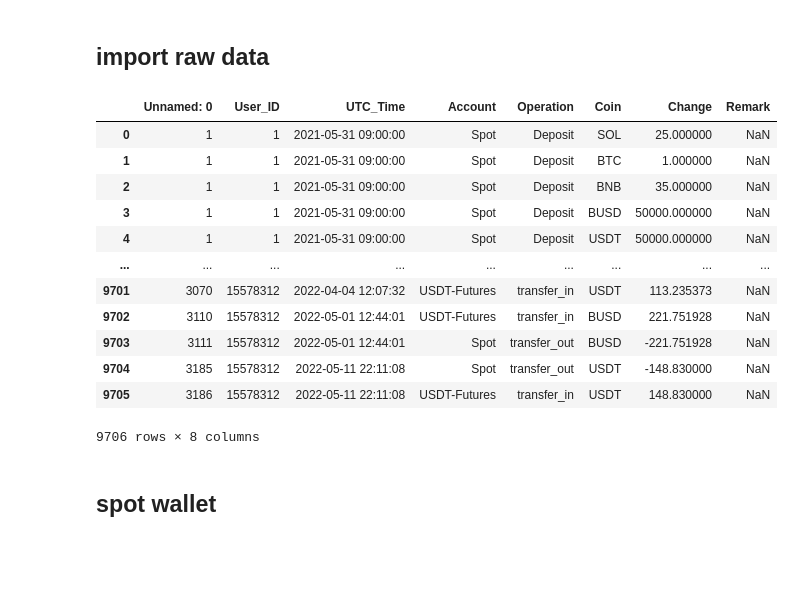
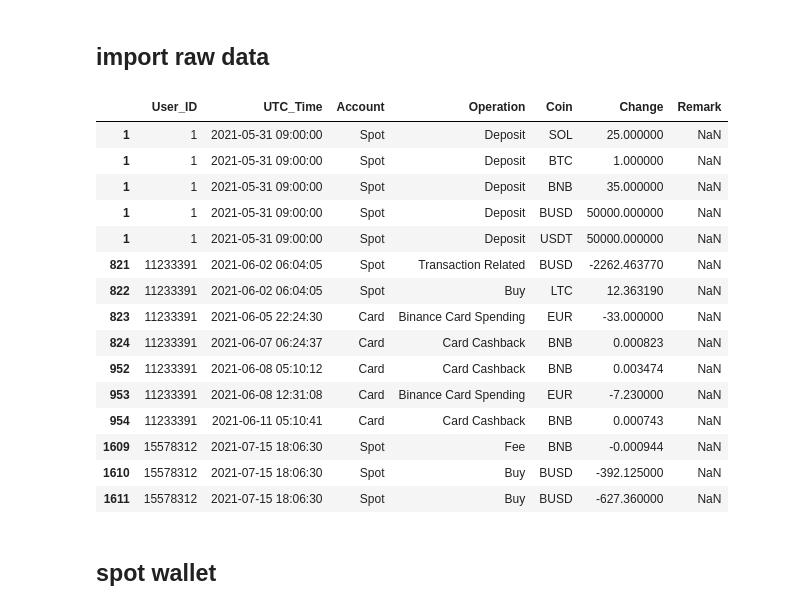
Before and after one commit to ferseguias/binance_dashboard, a Jupyter notebook: notebooks/wallet_spot.ipynb, the cells around one changed output. Saved outputs shown, nothing was run; the diff lists cells and outputs as text; code cells hidden in the pictures; blank space fills up the shorter version.

```diff
--- a/notebooks/wallet_spot.ipynb
+++ b/notebooks/wallet_spot.ipynb
@@ -7,22 +9,25 @@ plt.style.use('ggplot')
 # %% [markdown]
 ## import raw data
 # %%
-df = pd.read_excel('../database/export_binance/df_new.xlsx')
-df
+df = pd.read_excel('../database/export_binance/df_new.xlsx', index_col=0)
+df.head(15)
 # %% [output]
-|  | Unnamed: 0 | User_ID | UTC_Time | Account | Operation | Coin | Change | Remark |
-| 0 | 1 | 1 | 2021-05-31 09:00:00 | Spot | Deposit | SOL | 25.000000 | NaN |
-| 1 | 1 | 1 | 2021-05-31 09:00:00 | Spot | Deposit | BTC | 1.000000 | NaN |
-| 2 | 1 | 1 | 2021-05-31 09:00:00 | Spot | Deposit | BNB | 35.000000 | NaN |
-| 3 | 1 | 1 | 2021-05-31 09:00:00 | Spot | Deposit | BUSD | 50000.000000 | NaN |
-| 4 | 1 | 1 | 2021-05-31 09:00:00 | Spot | Deposit | USDT | 50000.000000 | NaN |
-| ... | ... | ... | ... | ... | ... | ... | ... | ... |
-| 9701 | 3070 | 15578312 | 2022-04-04 12:07:32 | USDT-Futures | transfer_in | USDT | 113.235373 | NaN |
-| 9702 | 3110 | 15578312 | 2022-05-01 12:44:01 | USDT-Futures | transfer_in | BUSD | 221.751928 | NaN |
-| 9703 | 3111 | 15578312 | 2022-05-01 12:44:01 | Spot | transfer_out | BUSD | -221.751928 | NaN |
-| 9704 | 3185 | 15578312 | 2022-05-11 22:11:08 | Spot | transfer_out | USDT | -148.830000 | NaN |
-| 9705 | 3186 | 15578312 | 2022-05-11 22:11:08 | USDT-Futures | transfer_in | USDT | 148.830000 | NaN |
+|  | User_ID | UTC_Time | Account | Operation | Coin | Change | Remark |
+| 1 | 1 | 2021-05-31 09:00:00 | Spot | Deposit | SOL | 25.000000 | NaN |
+| 1 | 1 | 2021-05-31 09:00:00 | Spot | Deposit | BTC | 1.000000 | NaN |
+| 1 | 1 | 2021-05-31 09:00:00 | Spot | Deposit | BNB | 35.000000 | NaN |
+| 1 | 1 | 2021-05-31 09:00:00 | Spot | Deposit | BUSD | 50000.000000 | NaN |
+| 1 | 1 | 2021-05-31 09:00:00 | Spot | Deposit | USDT | 50000.000000 | NaN |
+| 821 | 11233391 | 2021-06-02 06:04:05 | Spot | Transaction Related | BUSD | -2262.463770 | NaN |
+| 822 | 11233391 | 2021-06-02 06:04:05 | Spot | Buy | LTC | 12.363190 | NaN |
+| 823 | 11233391 | 2021-06-05 22:24:30 | Card | Binance Card Spending | EUR | -33.000000 | NaN |
+| 824 | 11233391 | 2021-06-07 06:24:37 | Card | Card Cashback | BNB | 0.000823 | NaN |
+| 952 | 11233391 | 2021-06-08 05:10:12 | Card | Card Cashback | BNB | 0.003474 | NaN |
+| 953 | 11233391 | 2021-06-08 12:31:08 | Card | Binance Card Spending | EUR | -7.230000 | NaN |
+| 954 | 11233391 | 2021-06-11 05:10:41 | Card | Card Cashback | BNB | 0.000743 | NaN |
+| 1609 | 15578312 | 2021-07-15 18:06:30 | Spot | Fee | BNB | -0.000944 | NaN |
+| 1610 | 15578312 | 2021-07-15 18:06:30 | Spot | Buy | BUSD | -392.125000 | NaN |
+| 1611 | 15578312 | 2021-07-15 18:06:30 | Spot | Buy | BUSD | -627.360000 | NaN |
-9706 rows × 8 columns
 # %% [markdown]
 ## spot wallet
 # %% [markdown]
```
Also changed, not shown: parts of 19 cells of this notebook, 5 other files.
